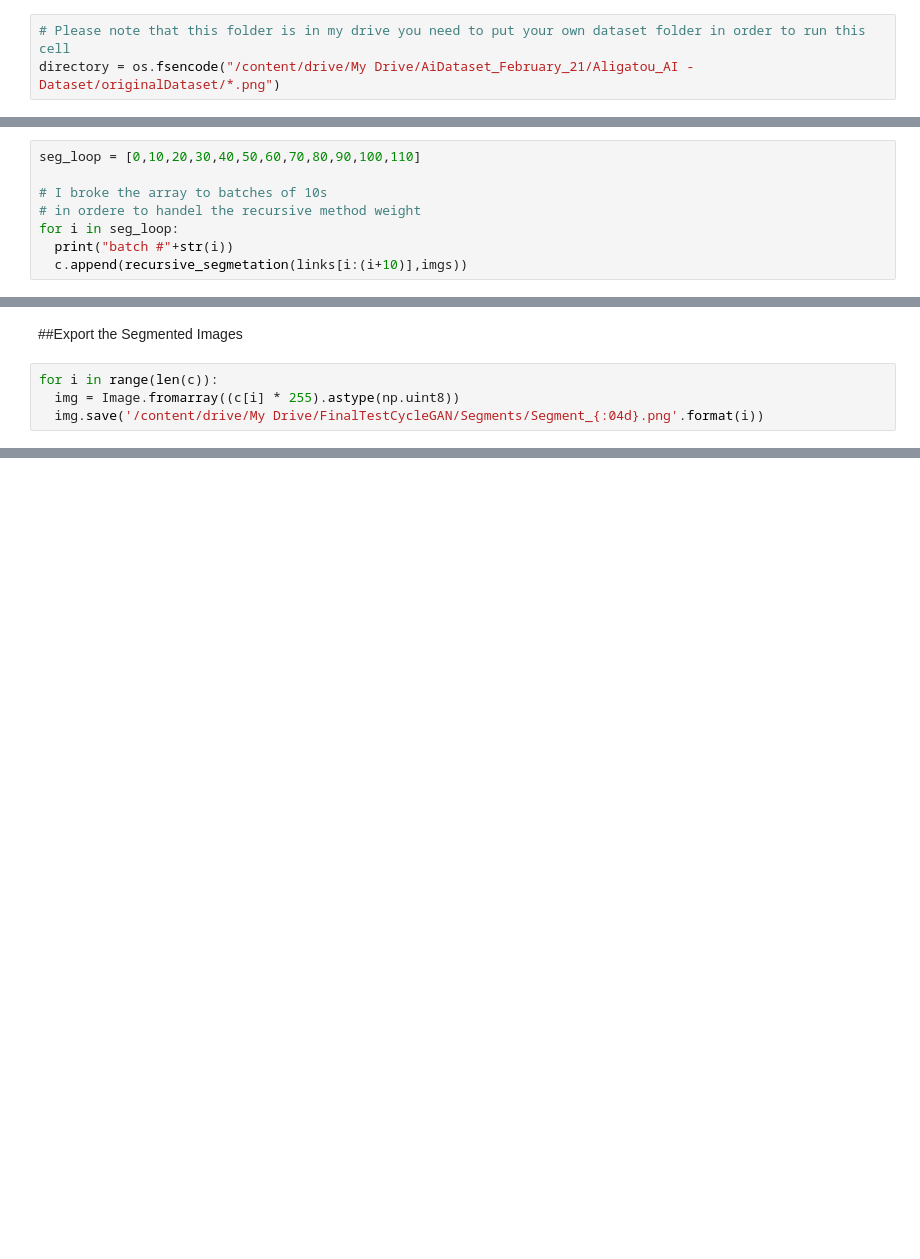
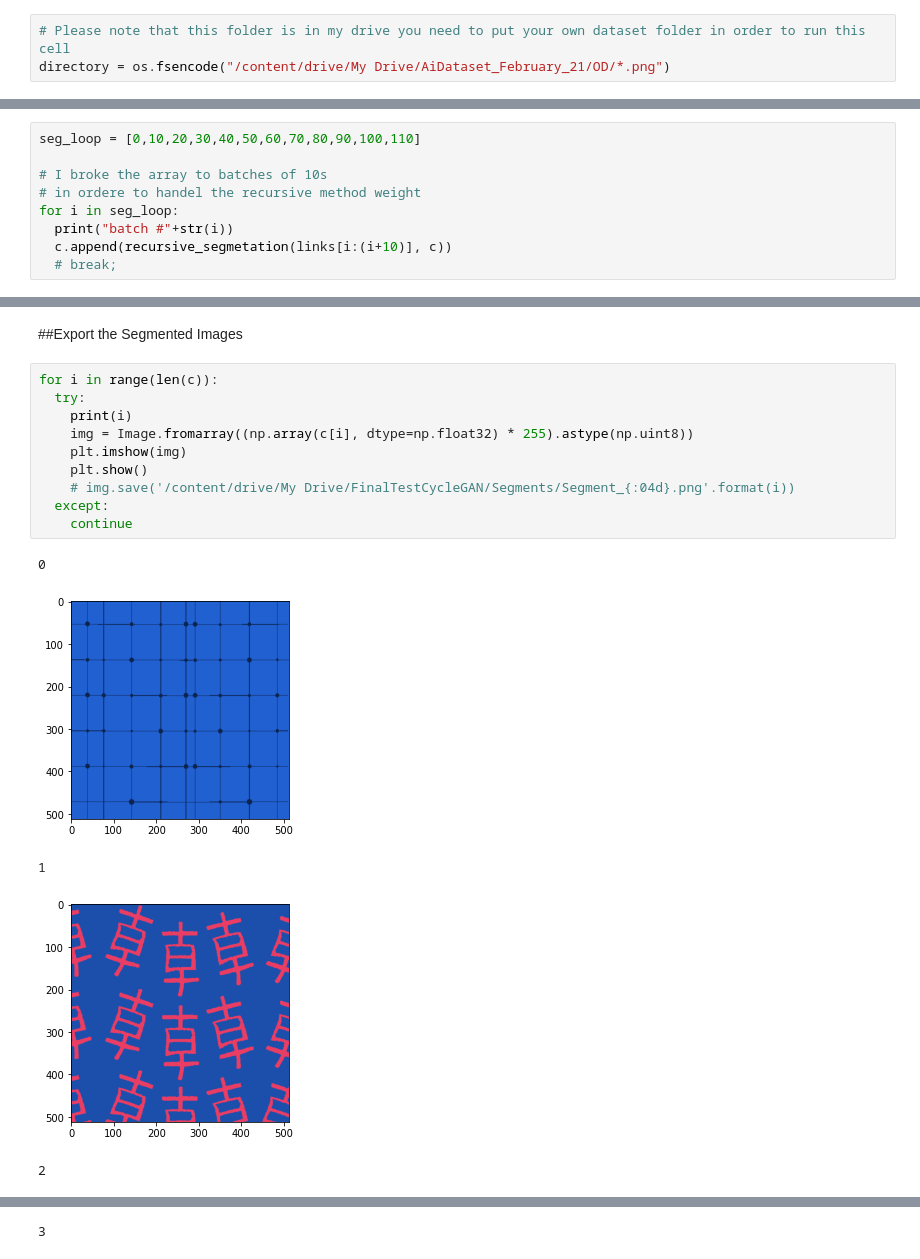
Before and after one commit to maha-alarifi/AIigatou_AI, a Jupyter notebook: Segmentation.ipynb, the cells around one changed output, grey strips where cells are left out. Saved outputs shown, nothing was run; the diff lists cells and outputs as text; blank space fills up the shorter version.

```diff
--- a/Segmentation.ipynb
+++ b/Segmentation.ipynb
@@ -17,5 +19,5 @@ from sklearn.cluster import KMeans
 # %%
 # Please note that this folder is in my drive you need to put your own dataset folder in order to run this cell
-directory = os.fsencode("/content/drive/My Drive/AiDataset_February_21/Aligatou_AI -Dataset/originalDataset/*.png")
+directory = os.fsencode("/content/drive/My Drive/AiDataset_February_21/OD/*.png")
 # %%
 links = glob.glob(directory)
@@ -51,7 +56,8 @@ seg_loop = [0,10,20,30,40,50,60,70,80,90,100,110]
 # in ordere to handel the recursive method weight
 for i in seg_loop:
   print("batch #"+str(i))
-  c.append(recursive_segmetation(links[i:(i+10)],imgs))
+  c.append(recursive_segmetation(links[i:(i+10)], c))
+  # break;
 # %% [output]
 batch #0
 fitting the k-mean 0
@@ -74,5 +80,17 @@ fitting the k-mean 110
 ##Export the Segmented Images
 # %%
 for i in range(len(c)):
-  img = Image.fromarray((c[i] * 255).astype(np.uint8))
-  img.save('/content/drive/My Drive/FinalTestCycleGAN/Segments/Segment_{:04d}.png'.format(i))
+  try:
+    print(i)
+    img = Image.fromarray((np.array(c[i], dtype=np.float32) * 255).astype(np.uint8))
+    plt.imshow(img)
+    plt.show()
+    # img.save('/content/drive/My Drive/FinalTestCycleGAN/Segments/Segment_{:04d}.png'.format(i))
+  except:
+    continue
+# %% [output]
+0
+[figure, added]
+1
+[figure, added]
+2
@@ -78,0 +98 @@ for i in range(len(c)):
+3
```
Also changed, not shown: parts of 6 cells of this notebook.
